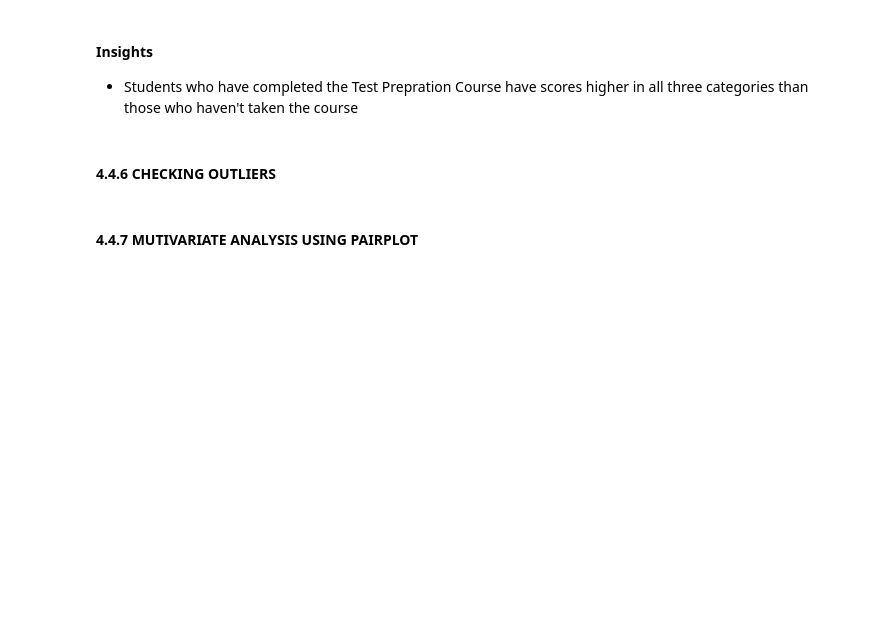
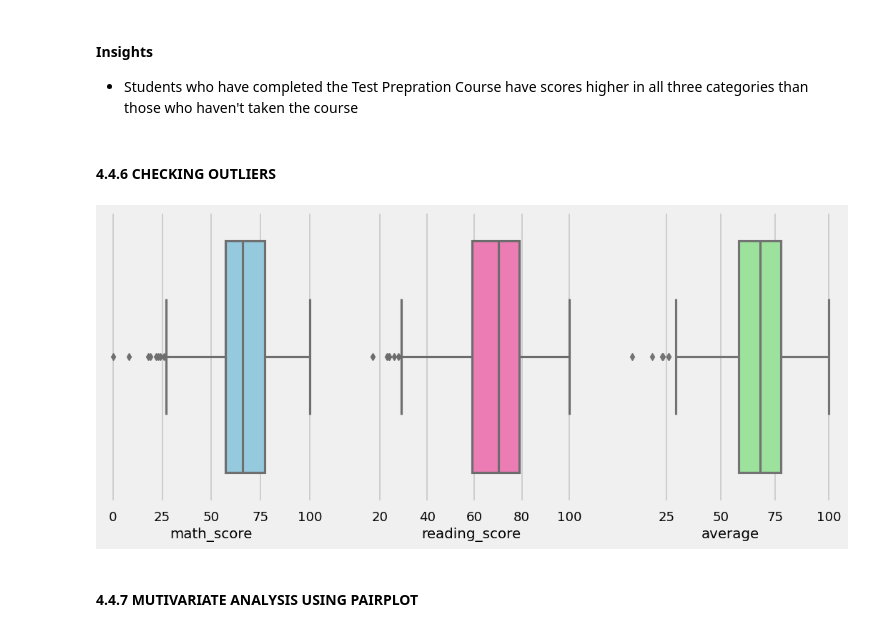
Before and after one commit to rivillasm/EndToEnd_ml1_ec2, a Jupyter notebook: notebook/1 . EDA STUDENT PERFORMANCE.ipynb, the cells around one changed output. Drawn from its saved outputs; the diff is of its cells as text; code cells hidden in the pictures; blank space fills up the shorter version.

```diff
--- a/notebook/1 . EDA STUDENT PERFORMANCE.ipynb
+++ b/notebook/1 . EDA STUDENT PERFORMANCE.ipynb
@@ -590,16 +597,16 @@ sns.barplot (x=df['lunch'], y=df['writing score'], hue=df['test preparation cour
 # %% [markdown]
 #### 4.4.6 CHECKING OUTLIERS
 # %%
-plt.subplots(1,4,figsize=(16,5))
+plt.subplots(1,3,figsize=(16,5))
 plt.subplot(141)
-sns.boxplot(df['math score'],color='skyblue')
+sns.boxplot(df['math_score'],color='skyblue')
 plt.subplot(142)
-sns.boxplot(df['reading score'],color='hotpink')
+sns.boxplot(df['reading_score'],color='hotpink')
 plt.subplot(143)
-sns.boxplot(df['writing score'],color='yellow')
-plt.subplot(144)
 sns.boxplot(df['average'],color='lightgreen')
 plt.show()
+# %% [output]
+[figure, added]
 # %% [markdown]
 #### 4.4.7 MUTIVARIATE ANALYSIS USING PAIRPLOT
 # %%
```
Also changed, not shown: parts of 5 cells of this notebook.
